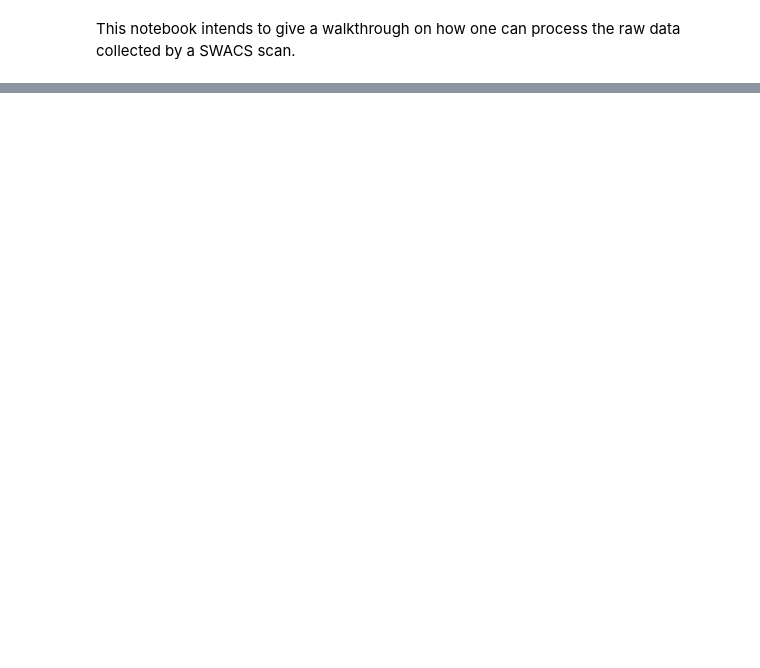
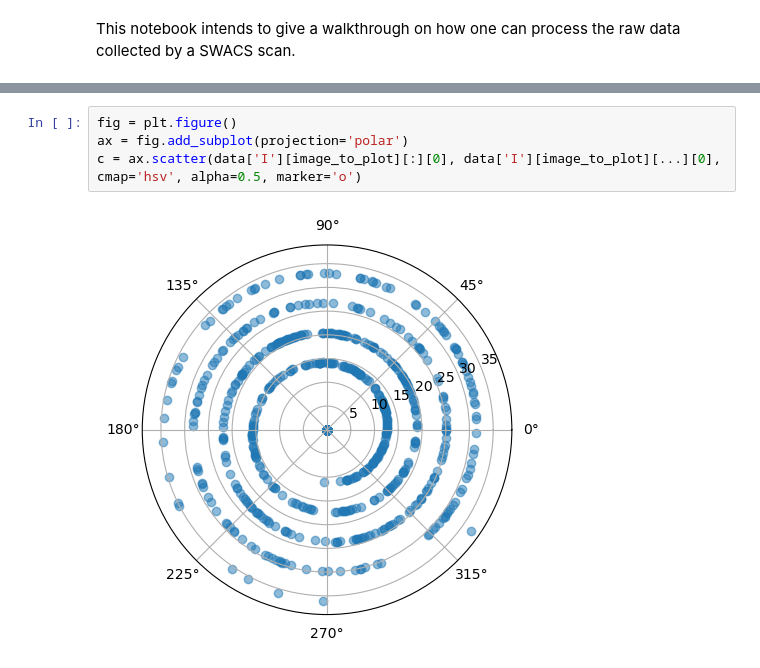
Before and after one commit to J-Holger/MVE386, a Jupyter notebook: chalmers/holger.ipynb, the cells around one changed output, grey strips where cells are left out. Drawn from its saved outputs; the diff is of its cells as text; blank space fills up the shorter version.

```diff
--- a/chalmers/holger.ipynb
+++ b/chalmers/holger.ipynb
@@ -21,0 +120,6 @@ KeyboardInterrupt:
+# %%
+fig = plt.figure()
+ax = fig.add_subplot(projection='polar')
+c = ax.scatter(data['I'][image_to_plot][:][0], data['I'][image_to_plot][...][0], cmap='hsv', alpha=0.5, marker='o')
+# %% [output]
+[figure, added]
```
Also changed, not shown: parts of 12 cells of this notebook, 2 other files.
